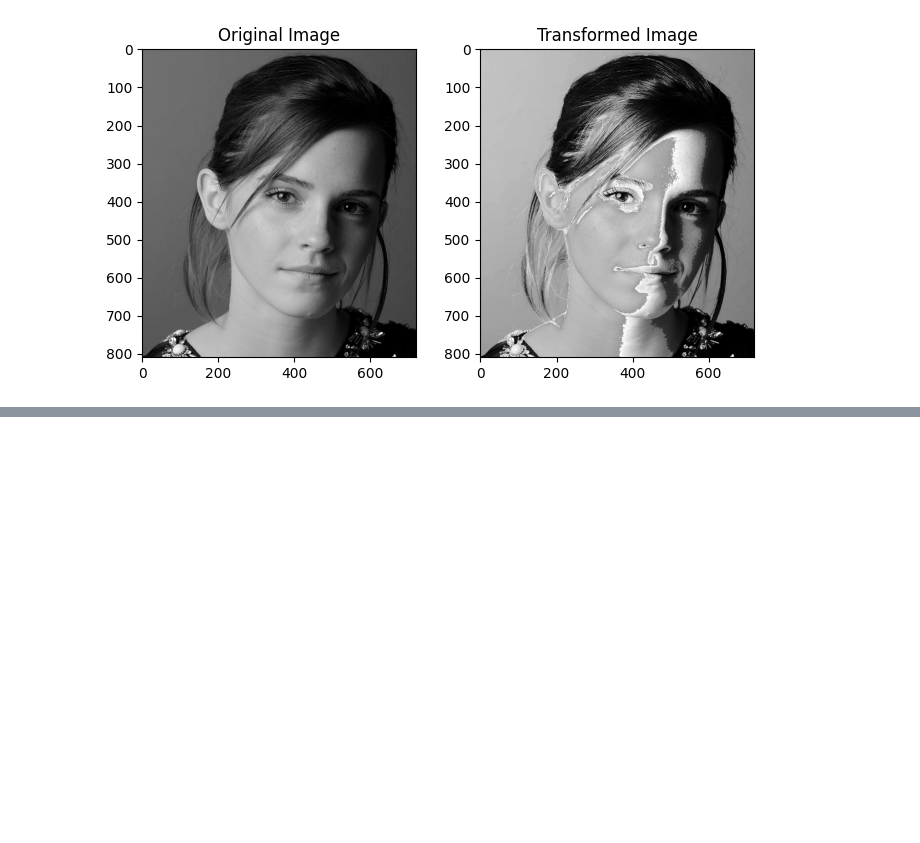
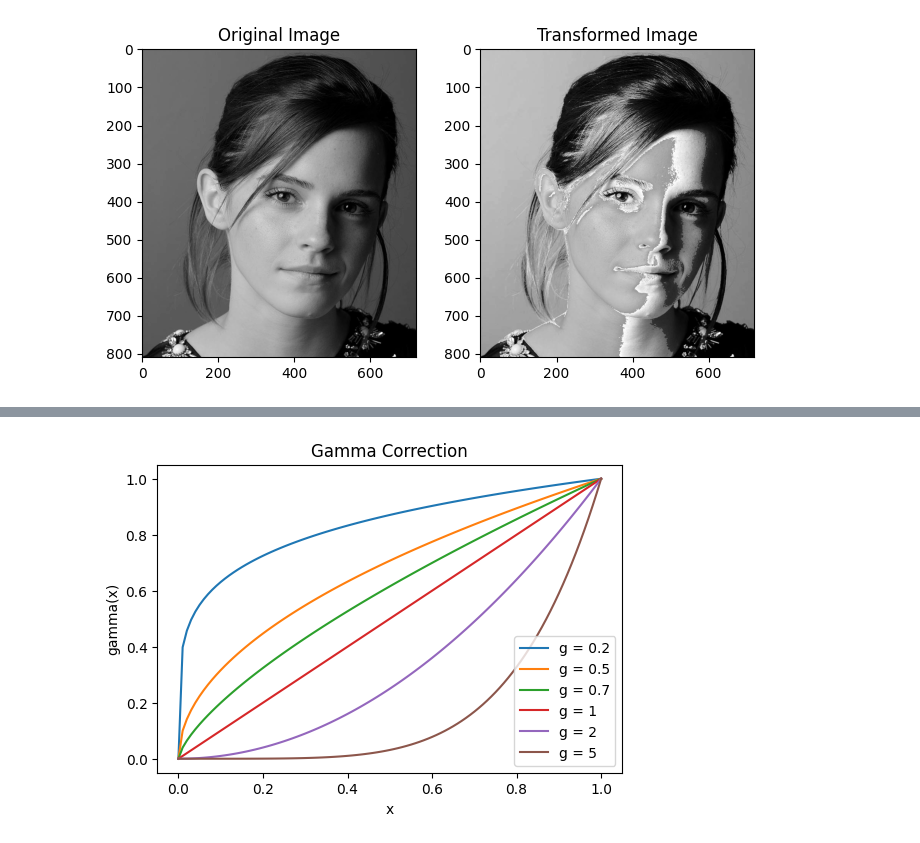
Before and after one commit to SayuruA/Basics-of-Image-Processing, a Jupyter notebook: part_1_Intensity_Transforming.ipynb, the cells around one changed output, grey strips where cells are left out. Saved outputs shown, nothing was run; the diff lists cells and outputs as text; code cells hidden in the pictures; blank space fills up the shorter version.

```diff
--- a/part_1_Intensity_Transforming.ipynb
+++ b/part_1_Intensity_Transforming.ipynb
@@ -72,0 +113,16 @@ Observations
+# %%
+# gamma correction
+plt.figure(figsize=(6,4))
+
+for g in [0.2, 0.5, 0.7, 1, 2, 5] :
+  x = np.linspace(0,1,101)
+  gamma = x**g
+  plt.plot(x,gamma)
+
+plt.xlabel('x')
+plt.ylabel('gamma(x)')
+plt.title('Gamma Correction')
+plt.legend(['g = 0.2', 'g = 0.5', 'g = 0.7', 'g = 1', 'g = 2', 'g = 5'])
+plt.show()
+# %% [output]
+[figure, added]
```
Also changed, not shown: parts of 9 cells of this notebook.
